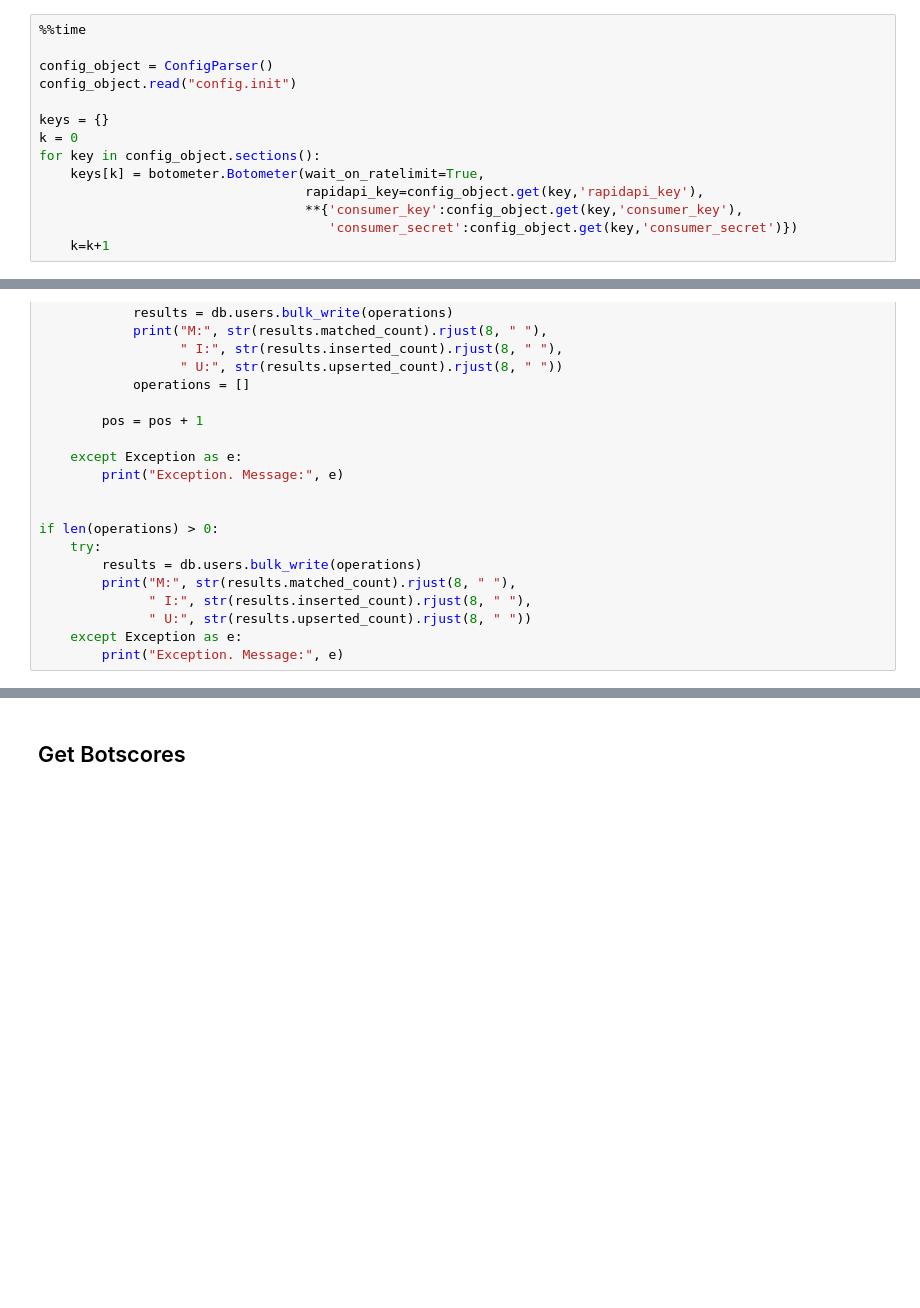
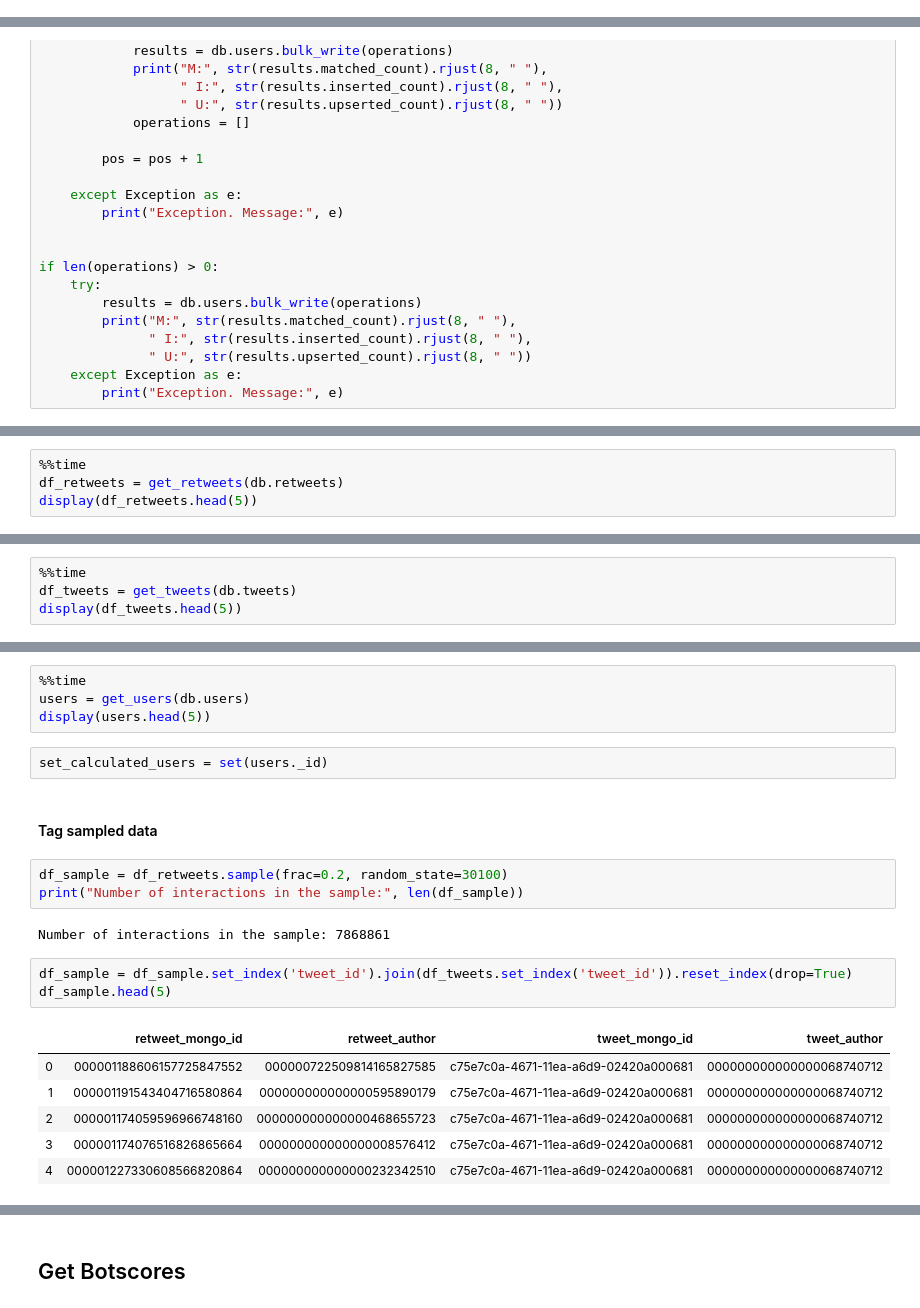
Before and after one commit to javier-pg/botbusters-spanish-general-elections-network-analysis, a Jupyter notebook: code/DataAugmentation.ipynb, the cells around one changed output, grey strips where cells are left out. Drawn from its saved outputs; the diff is of its cells as text; blank space fills up the shorter version.

```diff
--- a/code/DataAugmentation.ipynb
+++ b/code/DataAugmentation.ipynb
@@ -51,14 +49,0 @@ db = mongoclient.influence
-# %%
-%%time
-
-config_object = ConfigParser()
-config_object.read("config.init")
-
-keys = {}
-k = 0
-for key in config_object.sections():
-    keys[k] = botometer.Botometer(wait_on_ratelimit=True,
-                                  rapidapi_key=config_object.get(key,'rapidapi_key'),
-                                  **{'consumer_key':config_object.get(key,'consumer_key'),
-                                     'consumer_secret':config_object.get(key,'consumer_secret')})
-    k=k+1
@@ -278,0 +253,4 @@ if len(operations) > 0:
+# %%
+%%time
+df_retweets = get_retweets(db.retweets)
+display(df_retweets.head(5))
@@ -278,0 +267,4 @@ if len(operations) > 0:
+# %%
+%%time
+df_tweets = get_tweets(db.tweets)
+display(df_tweets.head(5))
@@ -278,0 +281,23 @@ if len(operations) > 0:
+# %%
+%%time
+users = get_users(db.users)
+display(users.head(5))
+# %%
+set_calculated_users = set(users._id)
+# %% [markdown]
+#### Tag sampled data
+# %%
+df_sample = df_retweets.sample(frac=0.2, random_state=30100)
+print("Number of interactions in the sample:", len(df_sample))
+# %% [output]
+Number of interactions in the sample: 7868861
+# %%
+df_sample = df_sample.set_index('tweet_id').join(df_tweets.set_index('tweet_id')).reset_index(drop=True)
+df_sample.head(5)
+# %% [output]
+|  | retweet_mongo_id | retweet_author | tweet_mongo_id | tweet_author |
+| 0 | 000001188606157725847552 | 000000722509814165827585 | c75e7c0a-4671-11ea-a6d9-02420a000681 | 000000000000000068740712 |
+| 1 | 000001191543404716580864 | 000000000000000595890179 | c75e7c0a-4671-11ea-a6d9-02420a000681 | 000000000000000068740712 |
+| 2 | 000001174059596966748160 | 000000000000000468655723 | c75e7c0a-4671-11ea-a6d9-02420a000681 | 000000000000000068740712 |
+| 3 | 000001174076516826865664 | 000000000000000008576412 | c75e7c0a-4671-11ea-a6d9-02420a000681 | 000000000000000068740712 |
+| 4 | 000001227330608566820864 | 000000000000000232342510 | c75e7c0a-4671-11ea-a6d9-02420a000681 | 000000000000000068740712 |
```
Also changed, not shown: parts of 26 cells of this notebook, 2 other files.
